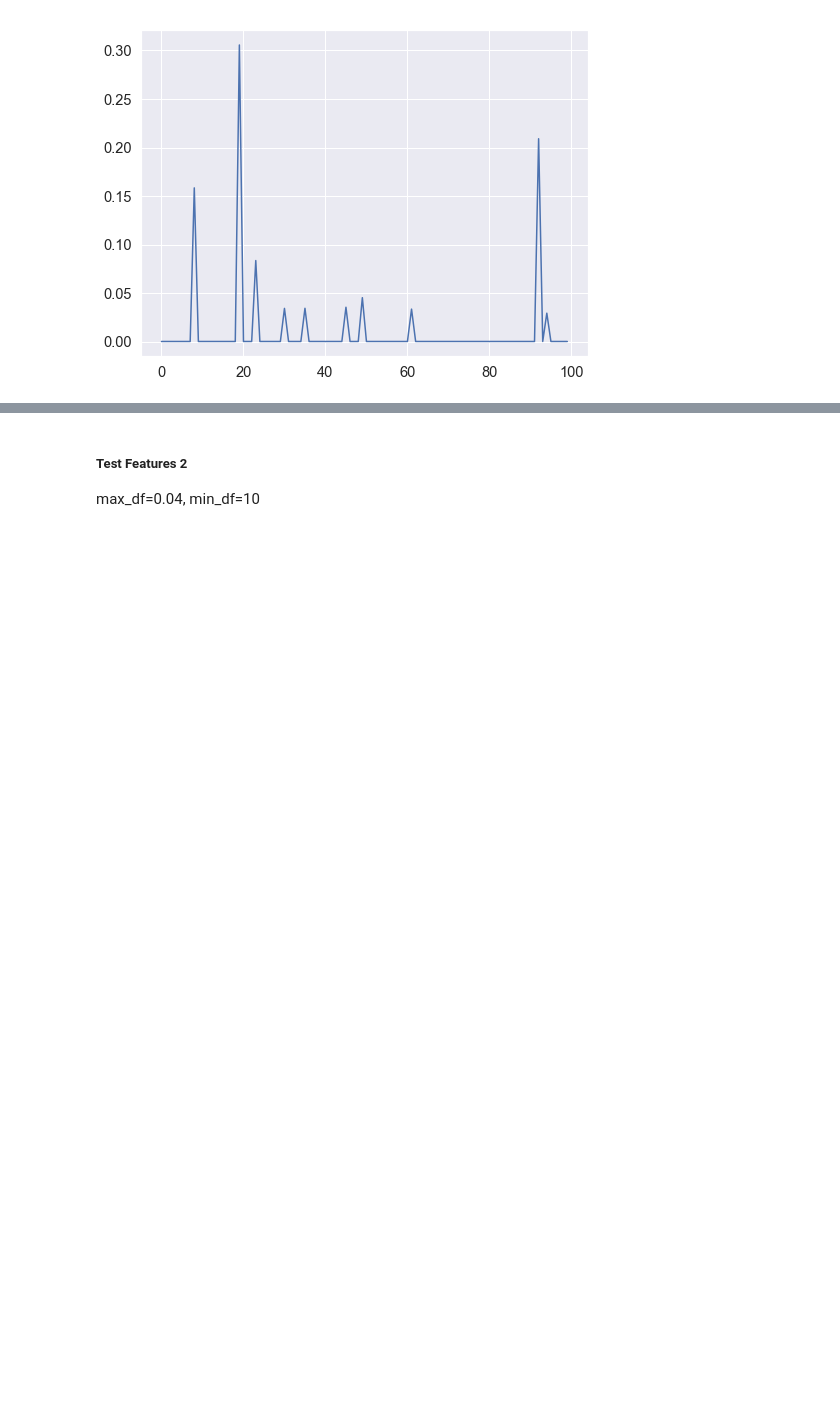
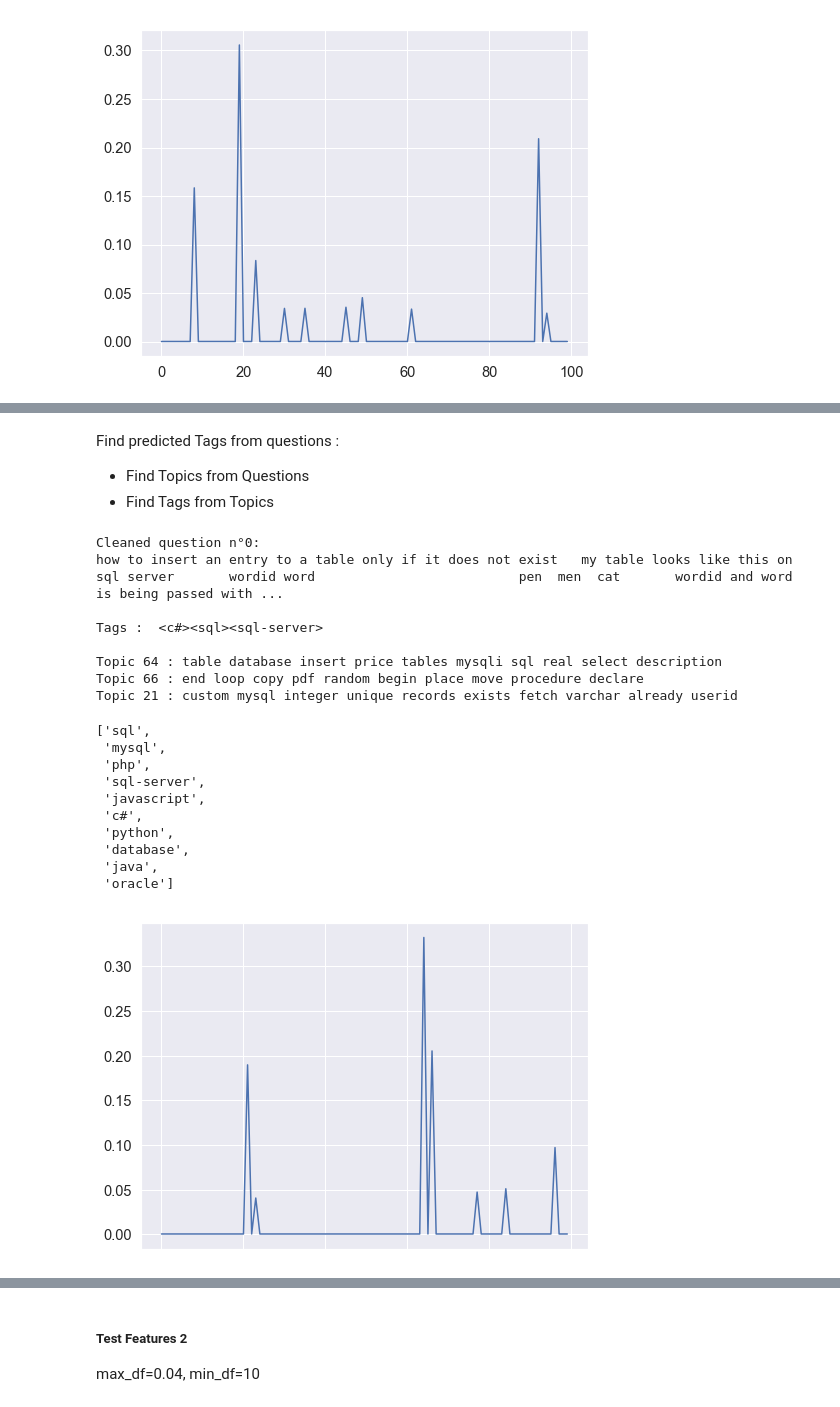
Before and after one commit to jeugregg/Stack-Overflow-tagger, a Jupyter notebook: 01_OC_IML_Project_5_explorations.ipynb, the cells around one changed output, grey strips where cells are left out. Drawn from its saved outputs; the diff is of its cells as text; code cells hidden in the pictures; blank space fills up the shorter version.

```diff
--- a/01_OC_IML_Project_5_explorations.ipynb
+++ b/01_OC_IML_Project_5_explorations.ipynb
@@ -1644,0 +1543,10 @@ Name: 3, Length: 123, dtype: object
+# %%
+# extract all tags
+list_tags_raw=[]
+for idx in range(0, df_model_1.shape[0]):
+    #print("start...",idx)
+    list_tags_raw = list_tags_raw+(re.findall(r'(?<=\<)[^\<\>]+(?=\>)',
+                           df_model_1.iloc[idx].Tags))
+list_tags = list(np.unique(list_tags_raw))
+print("number of tags:",len(list_tags))
+list_tags[:10]
@@ -1644,0 +1577,16 @@ Name: 3, Length: 123, dtype: object
+# %%
+# init dataFrame
+df_topics_tags = pd.DataFrame(index=list_tags, columns=topicNames, data=0)
+
+df_model_1_topics = df_model_1.filter(items=topicNames)
+
+t_0 = time.time()
+# for each docs, for each of its tags, add its topics distrib
+for idx in range(0, df_model_1_topics.shape[0]):
+    list_tags_curr = re.findall(r'(?<=\<)[^\<\>]+(?=\>)',
+                           df_model_1.iloc[idx].Tags)
+    for tag_curr in list_tags_curr:
+        df_topics_tags.loc[tag_curr] += df_model_1_topics.iloc[idx]
+
+t_1 = time.time()
+print("timing total: {} s".format(t_1-t_0))
@@ -1644,0 +1691,30 @@ Name: 3, Length: 123, dtype: object
+# %% [markdown]
+Find predicted Tags from questions :
+- Find Topics from Questions
+- Find Tags from Topics
+# %%
+list_topic_id = find_topics(quest_iloc=0, freq_min=0.1,
+                            df_topics_pred=df_topics_pred_1,
+                            topic_dict=topic_dict_1)
+
+find_tags_from_topic(iloc_topic=list_topic_id[0], df_topics_tags=df_topics_tags)
+# %% [output]
+Cleaned question n°0:
+how to insert an entry to a table only if it does not exist   my table looks like this on sql server       wordid word                          pen  men  cat       wordid and word is being passed with ...
+
+Tags :  <c#><sql><sql-server>
+
+Topic 64 : table database insert price tables mysqli sql real select description
+Topic 66 : end loop copy pdf random begin place move procedure declare
+Topic 21 : custom mysql integer unique records exists fetch varchar already userid
+['sql',
+ 'mysql',
+ 'php',
+ 'sql-server',
+ 'javascript',
+ 'c#',
+ 'python',
+ 'database',
+ 'java',
+ 'oracle']
+[figure, added]
```
Also changed, not shown: parts of 104 cells of this notebook.
